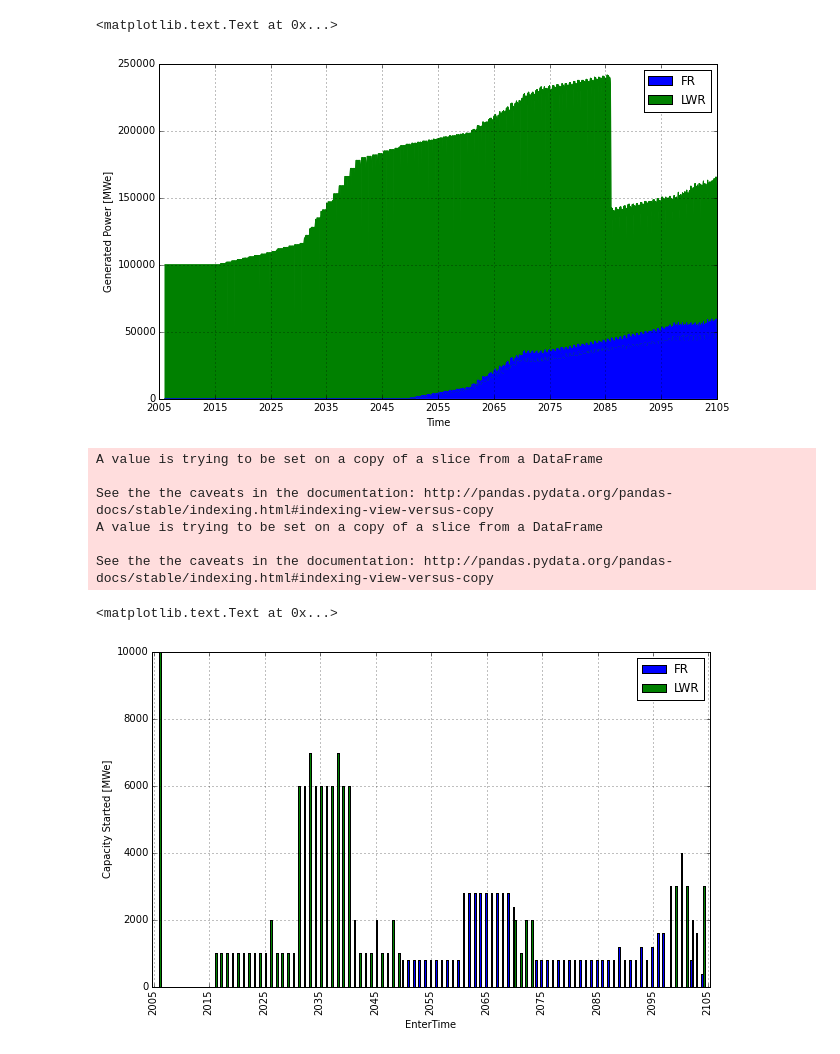
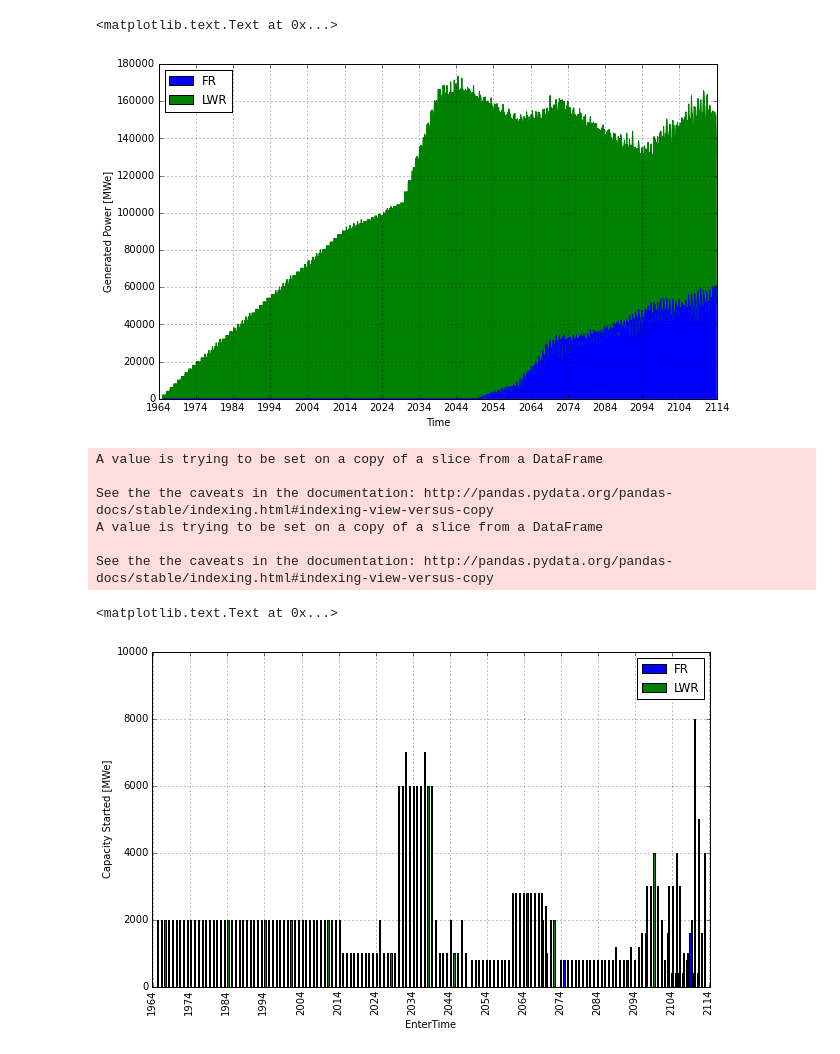
Before and after one commit to scopatz/fco-ta, a Jupyter notebook: genpower.ipynb, the cells around one changed output. Cells and saved outputs as stored; diff of their text form; code cells hidden in the pictures.

```diff
--- a/genpower.ipynb
+++ b/genpower.ipynb
@@ -6,7 +6,8 @@ import numpy as np
 import pandas as pd
 import cymetric as cym
 # %%
-years = 100
+years = 150
+startyear = 1964
 with cym.dbopen('{0}yr.h5'.format(years)) as db:
     evaler = cym.Evaluator(db)
     agents = evaler.eval('Agents')
@@ -17,22 +18,22 @@ df = pd.merge(agents[['SimId', 'AgentId', 'Prototype']], timepower, on=['SimId',
 # %%
 totpower = df[['Prototype', 'Time', 'Value']].groupby(['Prototype', 'Time']).sum()
 prototypes = totpower.index.levels[0]
 x = totpower.loc[prototypes[0]]
 x.rename(columns={'Value': prototypes[0]}, inplace=True)
 x.reset_index(inplace=True)
 for ptype in prototypes[1:]:
     col = totpower.loc[ptype]
     col.rename(columns={'Value': ptype}, inplace=True)
     col.reset_index(inplace=True)
     x = pd.merge(x, col, on=['Time'], how='outer')
 x.fillna(0.0, inplace=True)
 x.sort(columns=['Time'], inplace=True)
 x.plot(x='Time', kind='area', figsize=(10, 6))
-plt.xticks(range(0, years*12 + 1, 10*12), range(2005, 2005+years+1, 10))
+plt.xticks(range(0, years*12 + 1, 10*12), range(startyear, startyear+years+1, 10))
 plt.ylabel('Generated Power [MWe]')
 # %% [output]
 <matplotlib.text.Text at 0x...>
-[figure, old version]
+[figure, new version]
 # %%
 lwrfr = agents[['AgentId', 'Prototype', 'EnterTime', 'ExitTime']]
 mask = lwrfr['Prototype'] == 'FR'
@@ -70,11 +71,11 @@ x = pd.merge(x, pd.DataFrame({'EnterTime': range(0, years*12 + 1)}), on=['EnterT
 x.fillna(0.0, inplace=True)
 x.sort(columns=['EnterTime'], inplace=True)
 x.plot(x='EnterTime', kind='bar', figsize=(10, 6), ylim=(0, 10000), width=7)
-plt.xticks(range(0, years*12 + 1, 10*12), range(2005, 2005+years+1, 10))
+plt.xticks(range(0, years*12 + 1, 10*12), range(startyear, startyear+years+1, 10))
 plt.ylabel('Capacity Started [MWe]')
 # %% [output]
 <matplotlib.text.Text at 0x...>
-[figure, old version]
+[figure, new version]
 # %%
 off = onoff[['Prototype', 'ExitTime', 'generated_power']]
 # %%
```
Also changed, not shown: parts of 1 cell of this notebook.
